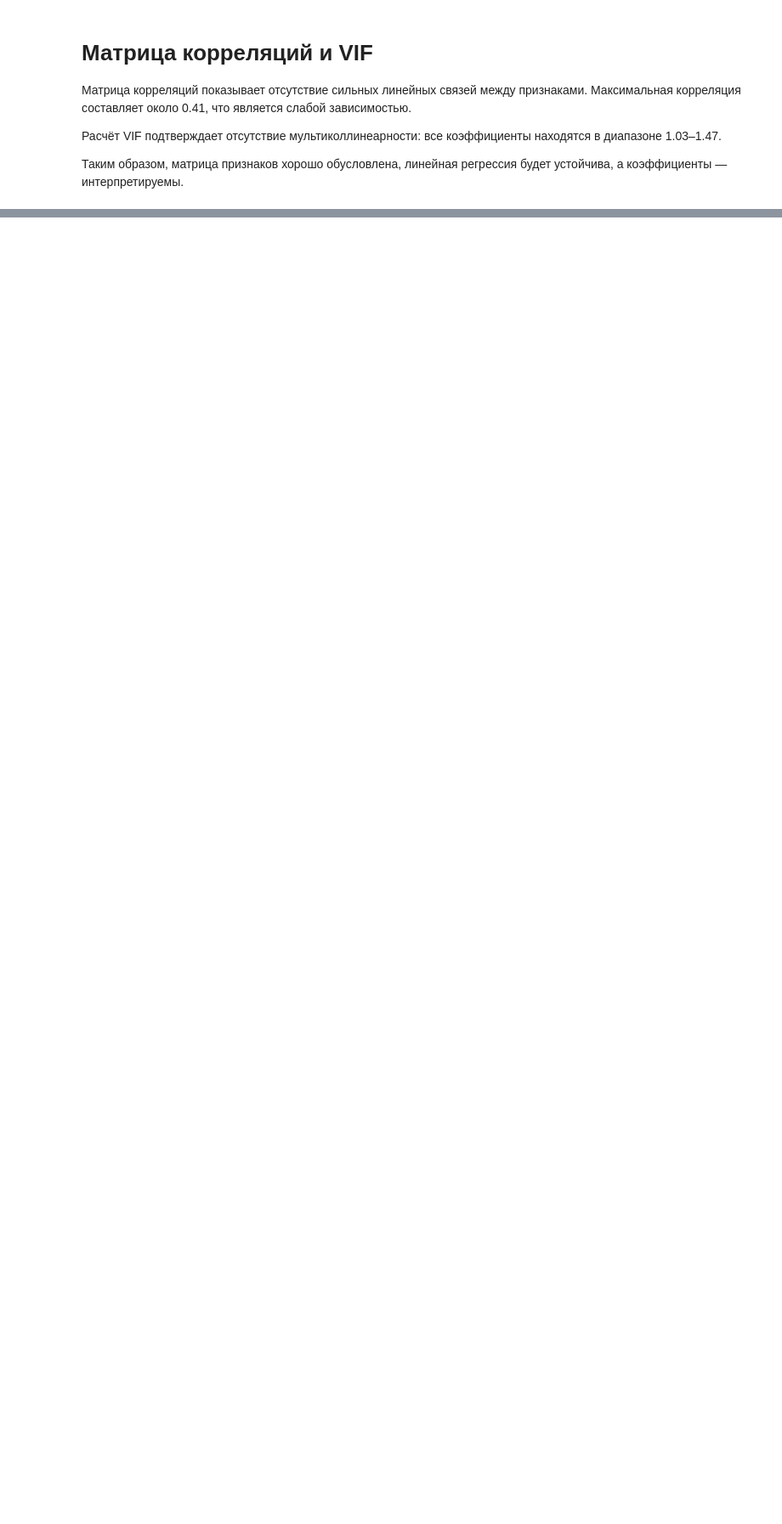
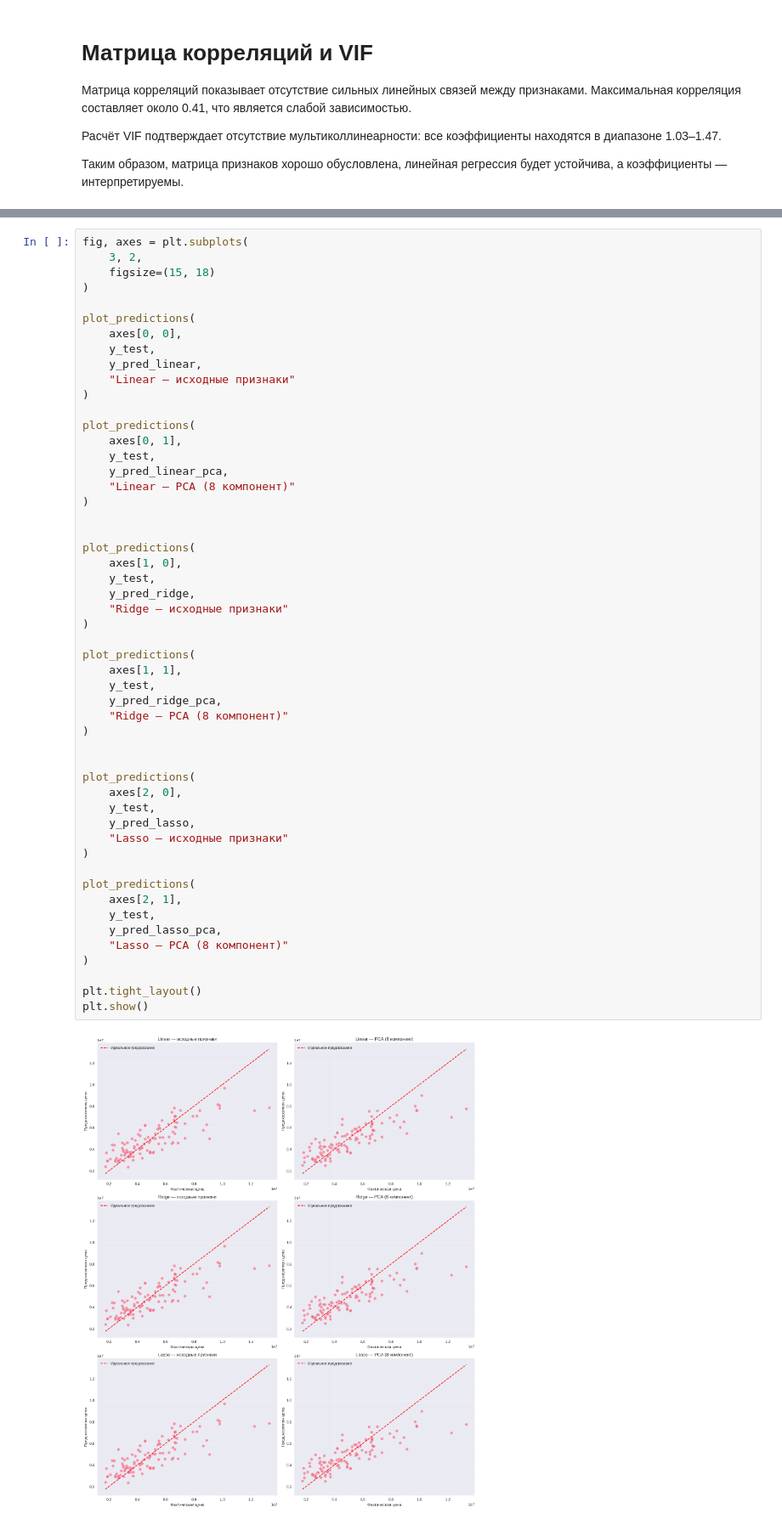
Before and after one commit to Turbonik/AILab1, a Jupyter notebook: Lab1AI.ipynb, the cells around one changed output, grey strips where cells are left out. Shown at 85% size. Cells and saved outputs as stored; diff of their text form; blank space fills up the shorter version.

```diff
--- a/Lab1AI.ipynb
+++ b/Lab1AI.ipynb
@@ -374,0 +900,54 @@ plt.show()
+# %%
+fig, axes = plt.subplots(
+    3, 2,
+    figsize=(15, 18)
+)
+
+plot_predictions(
+    axes[0, 0],
+    y_test,
+    y_pred_linear,
+    "Linear — исходные признаки"
+)
+
+plot_predictions(
+    axes[0, 1],
+    y_test,
+    y_pred_linear_pca,
+    "Linear — PCA (8 компонент)"
+)
+
+
+plot_predictions(
+    axes[1, 0],
+    y_test,
+    y_pred_ridge,
+    "Ridge — исходные признаки"
+)
+
+plot_predictions(
+    axes[1, 1],
+    y_test,
+    y_pred_ridge_pca,
+    "Ridge — PCA (8 компонент)"
+)
+
+
+plot_predictions(
+    axes[2, 0],
+    y_test,
+    y_pred_lasso,
+    "Lasso — исходные признаки"
+)
+
+plot_predictions(
+    axes[2, 1],
+    y_test,
+    y_pred_lasso_pca,
+    "Lasso — PCA (8 компонент)"
+)
+
+plt.tight_layout()
+plt.show()
+# %% [output]
+[figure, added]
```
Also changed, not shown: parts of 18 cells of this notebook.
